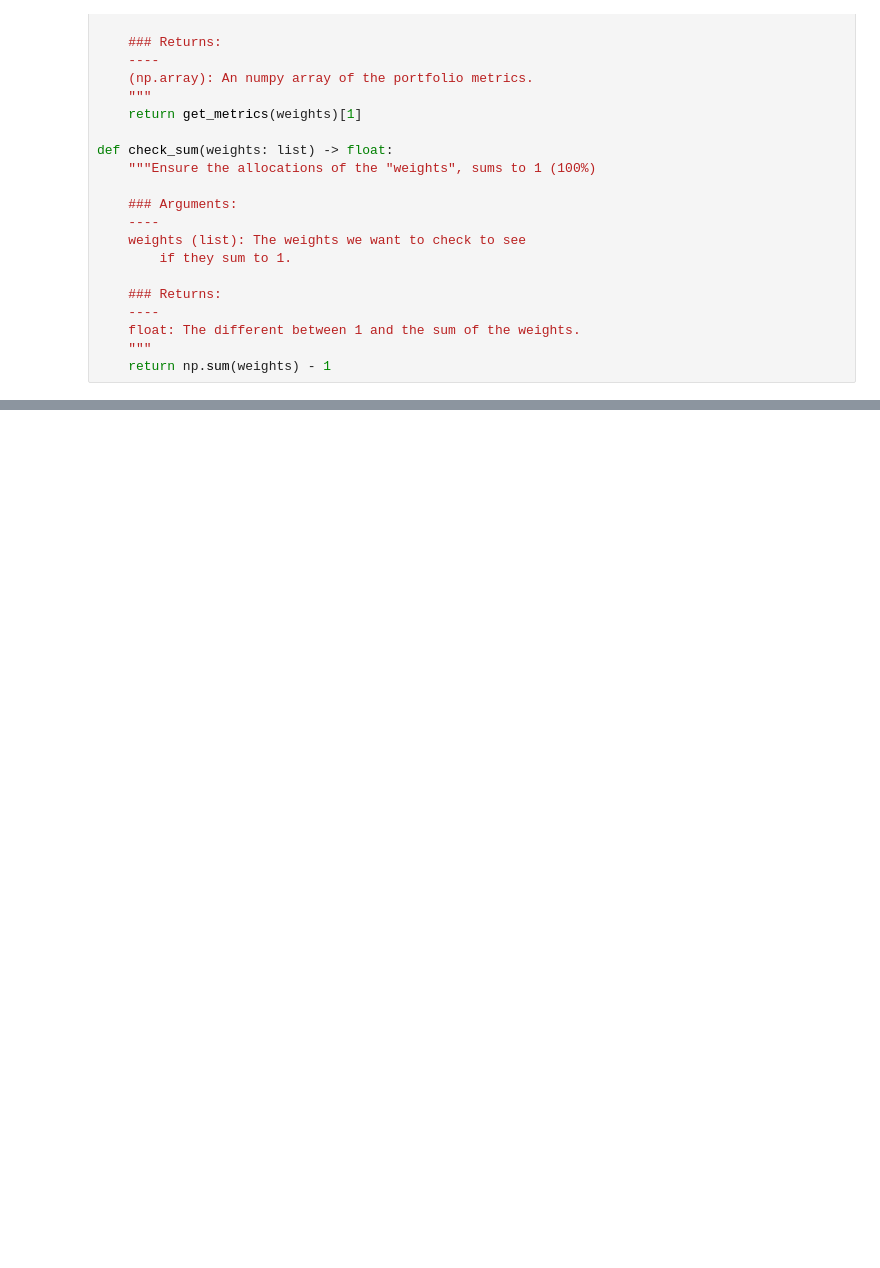
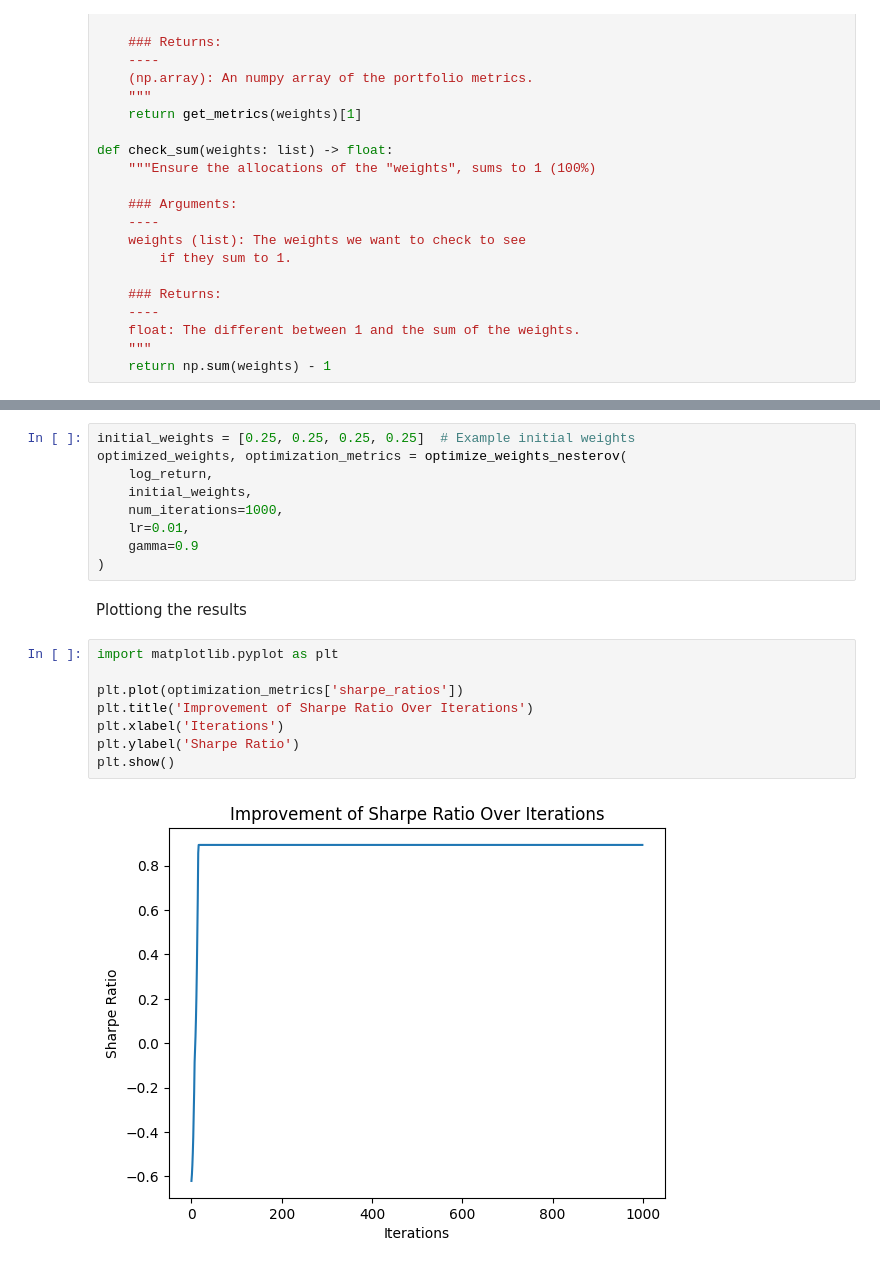
Before and after one commit to praneel7/Portfolio_Optimization, a Jupyter notebook: optmization_main.ipynb, the cells around one changed output, grey strips where cells are left out. Drawn from its saved outputs; the diff is of its cells as text; blank space fills up the shorter version.

```diff
--- a/optmization_main.ipynb
+++ b/optmization_main.ipynb
@@ -500,0 +536,21 @@ OPTIMIZED METRICS:
+# %%
+initial_weights = [0.25, 0.25, 0.25, 0.25]  # Example initial weights
+optimized_weights, optimization_metrics = optimize_weights_nesterov(
+    log_return,
+    initial_weights,
+    num_iterations=1000,
+    lr=0.01,
+    gamma=0.9
+)
+# %% [markdown]
+Plottiong the results
+# %%
+import matplotlib.pyplot as plt
+
+plt.plot(optimization_metrics['sharpe_ratios'])
+plt.title('Improvement of Sharpe Ratio Over Iterations')
+plt.xlabel('Iterations')
+plt.ylabel('Sharpe Ratio')
+plt.show()
+# %% [output]
+[figure, added]
```
Also changed, not shown: parts of 13 cells of this notebook, 4 other files.
